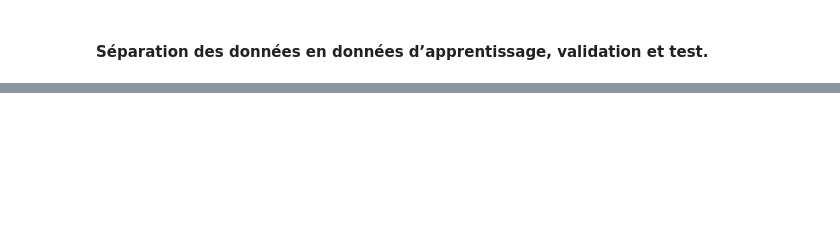
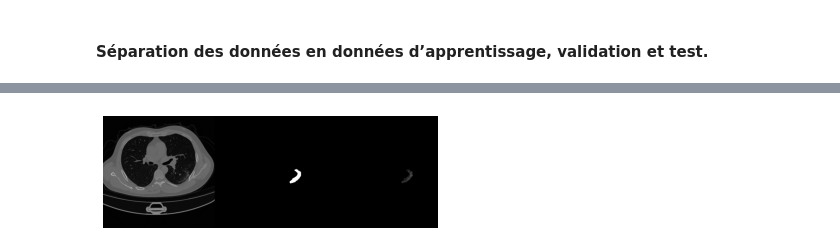
Before and after one commit to Rom1deTroyes/Segmentation_Lesions_Pulmonaires, a Jupyter notebook: Unet.ipynb, the cells around one changed output, grey strips where cells are left out. Cells and saved outputs as stored; diff of their text form; code cells hidden in the pictures; blank space fills up the shorter version.

```diff
--- a/Unet.ipynb
+++ b/Unet.ipynb
@@ -133,19 +357,26 @@ Affichage de l'image détourée par son masque
 # %%
-raw = Image.open('test.jpg')
-raw = np.array(raw.resize((256, 256)))/255.
+from PIL import Image
+
+#width = height = 256
+
+raw = Image.open('test.png')
+
+raw = np.array(raw.resize((width, height)))/255.
 raw = raw[:,:,0:3]
 
 #predict the mask
 pred = model.predict(np.expand_dims(raw, 0))
 
 #mask post-processing
-msk  = pred.squeeze()
+msk = pred.squeeze()
 msk = np.stack((msk,)*3, axis=-1)
 msk[msk >= 0.5] = 1
 msk[msk < 0.5] = 0
 
 #show the mask and the segmented image
 combined = np.concatenate([raw, msk, raw* msk], axis = 1)
 plt.axis('off')
 plt.imshow(combined)
 plt.show()
+# %% [output]
+[figure, added]
```
Also changed, not shown: parts of 37 cells of this notebook.
